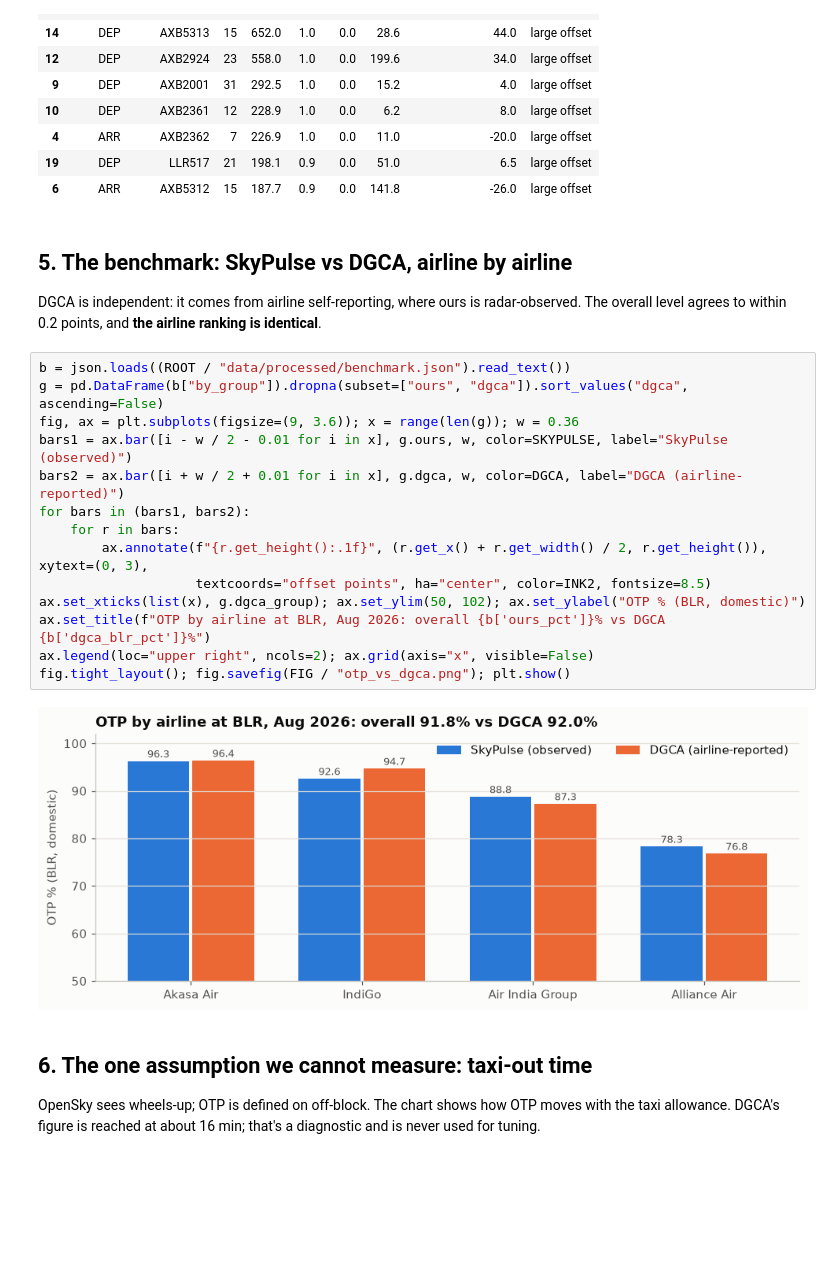
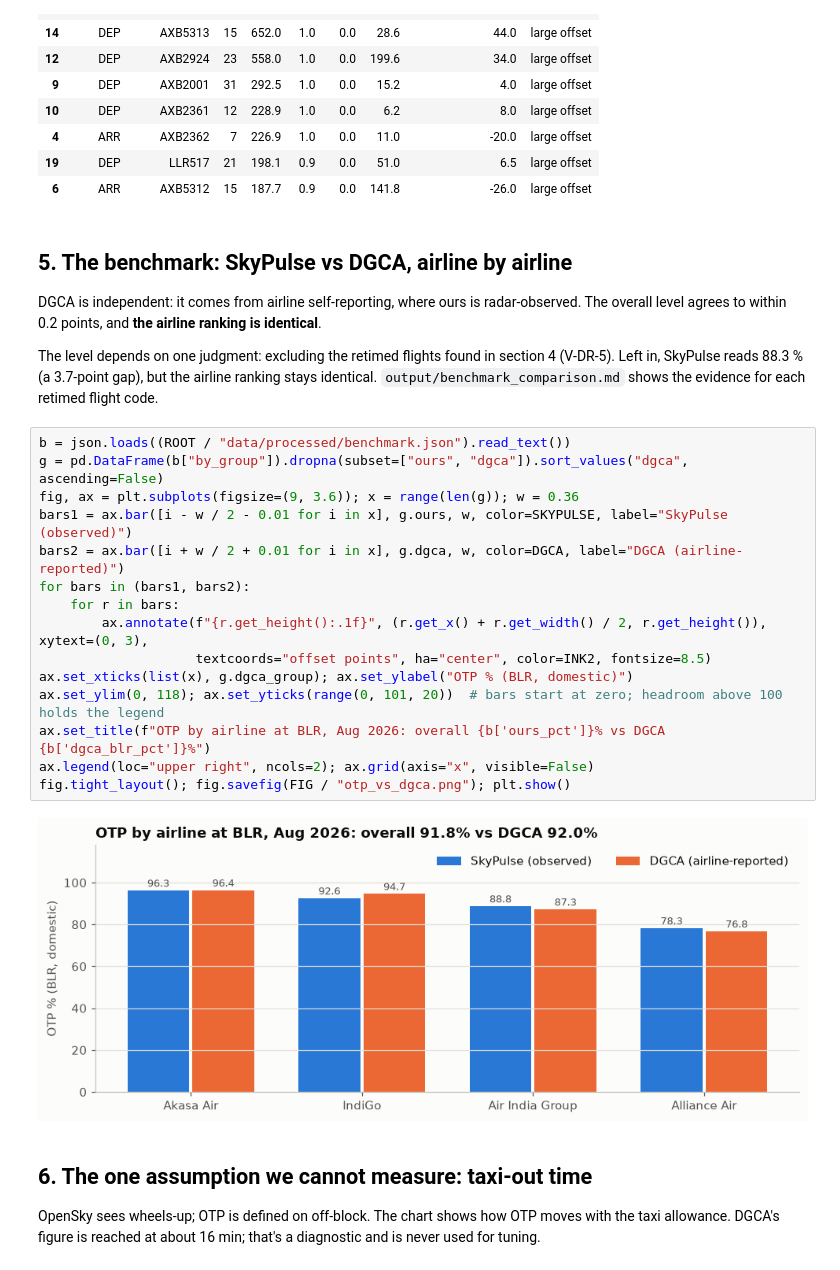
Before and after one commit to Abhinavsuri90/SkyPulse, a Jupyter notebook: notebooks/01_explore.ipynb, the cells around one changed output. Saved outputs shown, nothing was run; the diff lists cells and outputs as text; blank space fills up the shorter version.

```diff
--- a/notebooks/01_explore.ipynb
+++ b/notebooks/01_explore.ipynb
@@ -155,22 +155,25 @@ display(pd.DataFrame(stats["retimed"]["codes"]).sort_values("med", ascending=Fal
 ## 5. The benchmark: SkyPulse vs DGCA, airline by airline
 
 DGCA is independent: it comes from airline self-reporting, where ours is radar-observed. The overall level agrees to within 0.2 points, and **the airline ranking is identical**.
+
+The level depends on one judgment: excluding the retimed flights found in section 4 (V-DR-5). Left in, SkyPulse reads 88.3 % (a 3.7-point gap), but the airline ranking stays identical. `output/benchmark_comparison.md` shows the evidence for each retimed flight code.
 # %%
 b = json.loads((ROOT / "data/processed/benchmark.json").read_text())
 g = pd.DataFrame(b["by_group"]).dropna(subset=["ours", "dgca"]).sort_values("dgca", ascending=False)
 fig, ax = plt.subplots(figsize=(9, 3.6)); x = range(len(g)); w = 0.36
 bars1 = ax.bar([i - w / 2 - 0.01 for i in x], g.ours, w, color=SKYPULSE, label="SkyPulse (observed)")
 bars2 = ax.bar([i + w / 2 + 0.01 for i in x], g.dgca, w, color=DGCA, label="DGCA (airline-reported)")
 for bars in (bars1, bars2):
     for r in bars:
         ax.annotate(f"{r.get_height():.1f}", (r.get_x() + r.get_width() / 2, r.get_height()), xytext=(0, 3),
                     textcoords="offset points", ha="center", color=INK2, fontsize=8.5)
-ax.set_xticks(list(x), g.dgca_group); ax.set_ylim(50, 102); ax.set_ylabel("OTP % (BLR, domestic)")
+ax.set_xticks(list(x), g.dgca_group); ax.set_ylabel("OTP % (BLR, domestic)")
+ax.set_ylim(0, 118); ax.set_yticks(range(0, 101, 20))  # bars start at zero; headroom above 100 holds the legend
 ax.set_title(f"OTP by airline at BLR, Aug 2026: overall {b['ours_pct']}% vs DGCA {b['dgca_blr_pct']}%")
 ax.legend(loc="upper right", ncols=2); ax.grid(axis="x", visible=False)
 fig.tight_layout(); fig.savefig(FIG / "otp_vs_dgca.png"); plt.show()
 # %% [output]
-[figure, old version]
+[figure, new version]
 # %% [markdown]
 ## 6. The one assumption we cannot measure: taxi-out time
 
```
Also changed, not shown: parts of 1 cell of this notebook, 21 other files.
